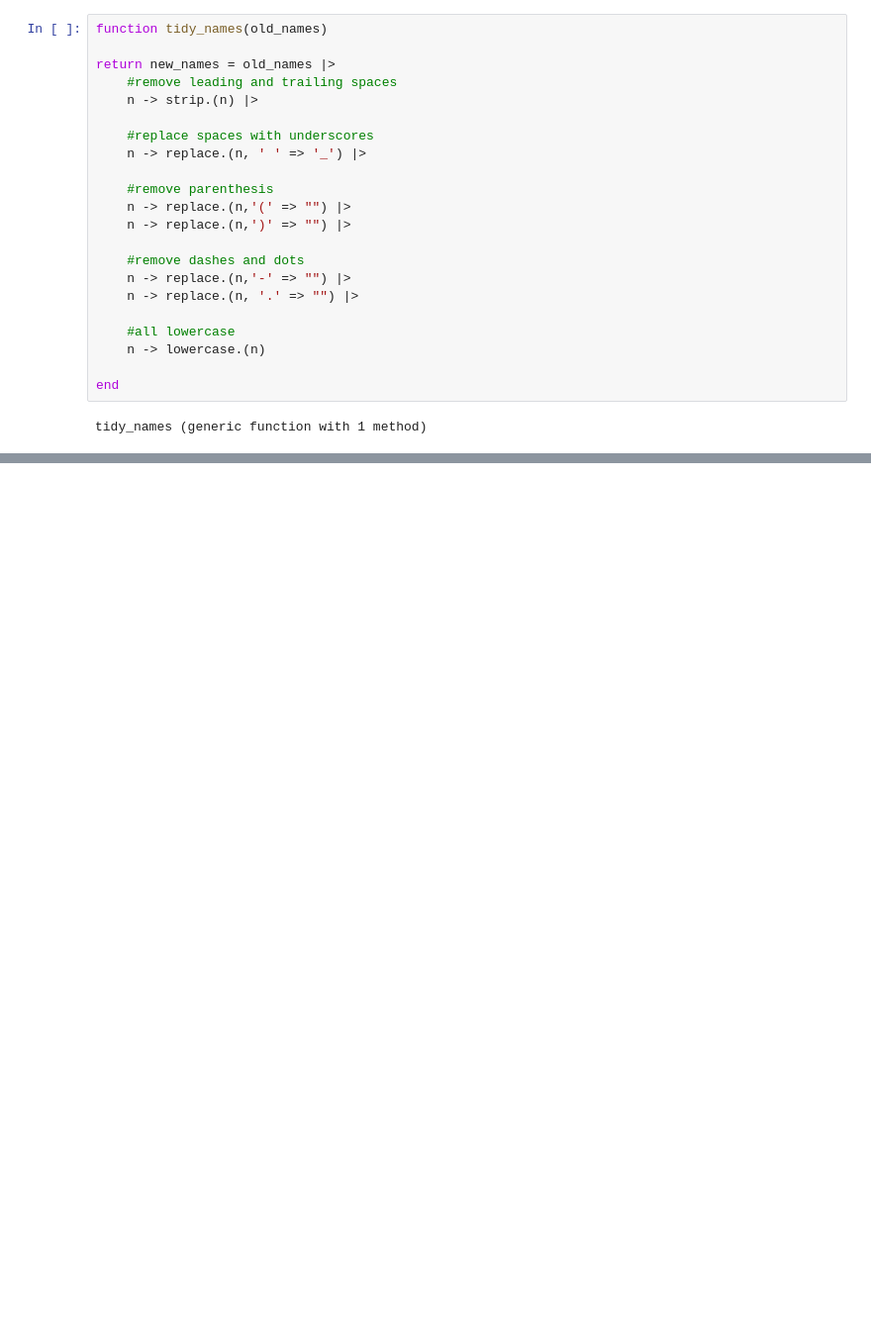
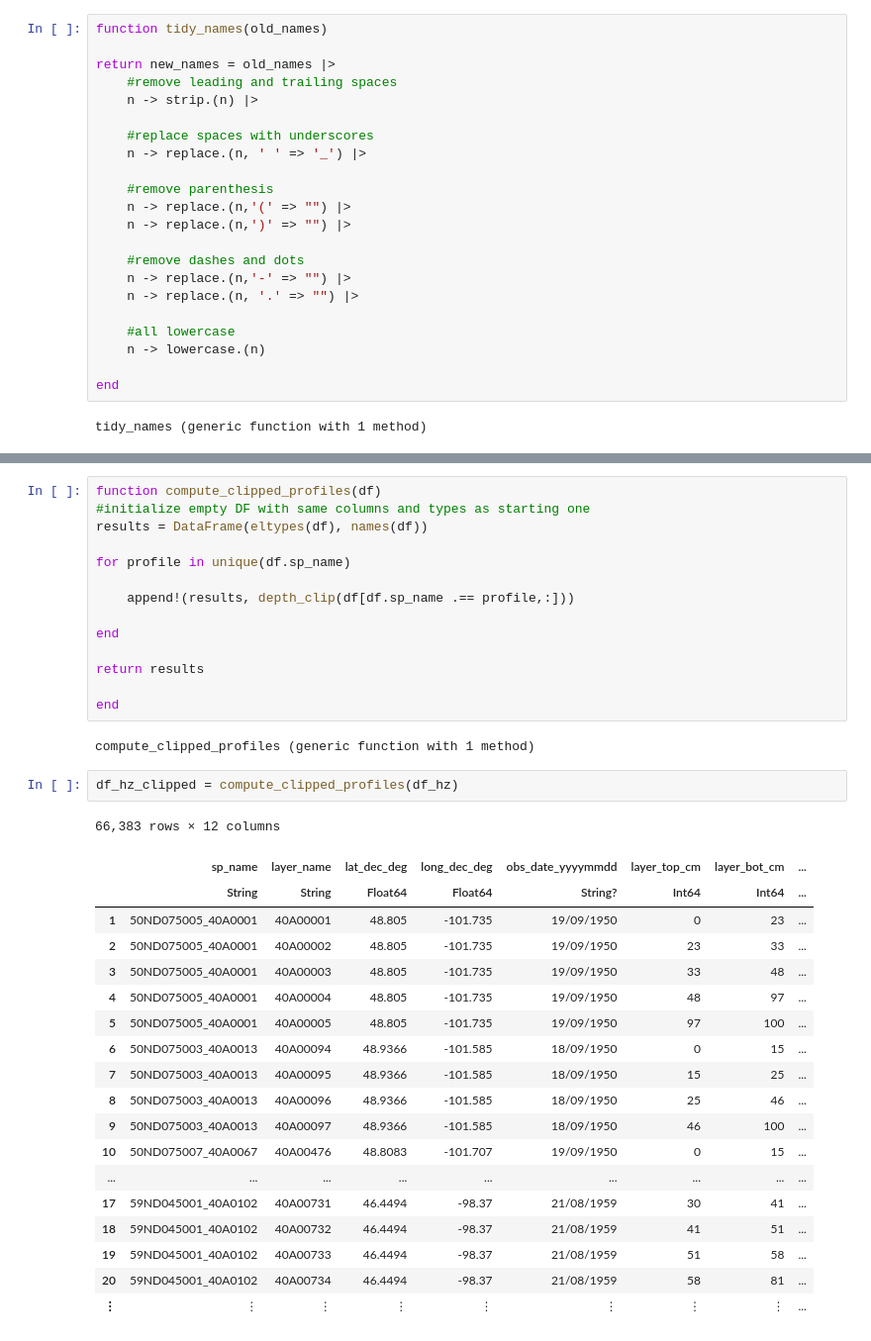
Before and after one commit to danvinci/soil_nb, a Jupyter notebook: orgc_storage_ISCN.ipynb, the cells around one changed output, grey strips where cells are left out. Shown at 99% size. Saved outputs shown, nothing was run; the diff lists cells and outputs as text; blank space fills up the shorter version.

```diff
--- a/orgc_storage_ISCN.ipynb
+++ b/orgc_storage_ISCN.ipynb
@@ -471,0 +366,38 @@ CSV.write("stored_orgc_ISCN.csv", df_final)
+# %%
+function compute_clipped_profiles(df)
+#initialize empty DF with same columns and types as starting one
+results = DataFrame(eltypes(df), names(df))
+
+for profile in unique(df.sp_name)
+
+	append!(results, depth_clip(df[df.sp_name .== profile,:]))
+
+end
+
+return results
+
+end
+# %% [output]
+compute_clipped_profiles (generic function with 1 method)
+# %%
+df_hz_clipped = compute_clipped_profiles(df_hz)
+# %% [output]
+66,383 rows × 12 columns
+|  | sp_name | layer_name | lat_dec_deg | long_dec_deg | obs_date_yyyymmdd | layer_top_cm | layer_bot_cm | ... |
+|  | String | String | Float64 | Float64 | String? | Int64 | Int64 | ... |
+| 1 | 50ND075005_40A0001 | 40A00001 | 48.805 | -101.735 | 19/09/1950 | 0 | 23 | ... |
+| 2 | 50ND075005_40A0001 | 40A00002 | 48.805 | -101.735 | 19/09/1950 | 23 | 33 | ... |
+| 3 | 50ND075005_40A0001 | 40A00003 | 48.805 | -101.735 | 19/09/1950 | 33 | 48 | ... |
+| 4 | 50ND075005_40A0001 | 40A00004 | 48.805 | -101.735 | 19/09/1950 | 48 | 97 | ... |
+| 5 | 50ND075005_40A0001 | 40A00005 | 48.805 | -101.735 | 19/09/1950 | 97 | 100 | ... |
+| 6 | 50ND075003_40A0013 | 40A00094 | 48.9366 | -101.585 | 18/09/1950 | 0 | 15 | ... |
+| 7 | 50ND075003_40A0013 | 40A00095 | 48.9366 | -101.585 | 18/09/1950 | 15 | 25 | ... |
+| 8 | 50ND075003_40A0013 | 40A00096 | 48.9366 | -101.585 | 18/09/1950 | 25 | 46 | ... |
+| 9 | 50ND075003_40A0013 | 40A00097 | 48.9366 | -101.585 | 18/09/1950 | 46 | 100 | ... |
+| 10 | 50ND075007_40A0067 | 40A00476 | 48.8083 | -101.707 | 19/09/1950 | 0 | 15 | ... |
+| ... | ... | ... | ... | ... | ... | ... | ... | ... |
+| 17 | 59ND045001_40A0102 | 40A00731 | 46.4494 | -98.37 | 21/08/1959 | 30 | 41 | ... |
+| 18 | 59ND045001_40A0102 | 40A00732 | 46.4494 | -98.37 | 21/08/1959 | 41 | 51 | ... |
+| 19 | 59ND045001_40A0102 | 40A00733 | 46.4494 | -98.37 | 21/08/1959 | 51 | 58 | ... |
+| 20 | 59ND045001_40A0102 | 40A00734 | 46.4494 | -98.37 | 21/08/1959 | 58 | 81 | ... |
+| ⋮ | ⋮ | ⋮ | ⋮ | ⋮ | ⋮ | ⋮ | ⋮ | ... |
```
Also changed, not shown: parts of 47 cells of this notebook.
